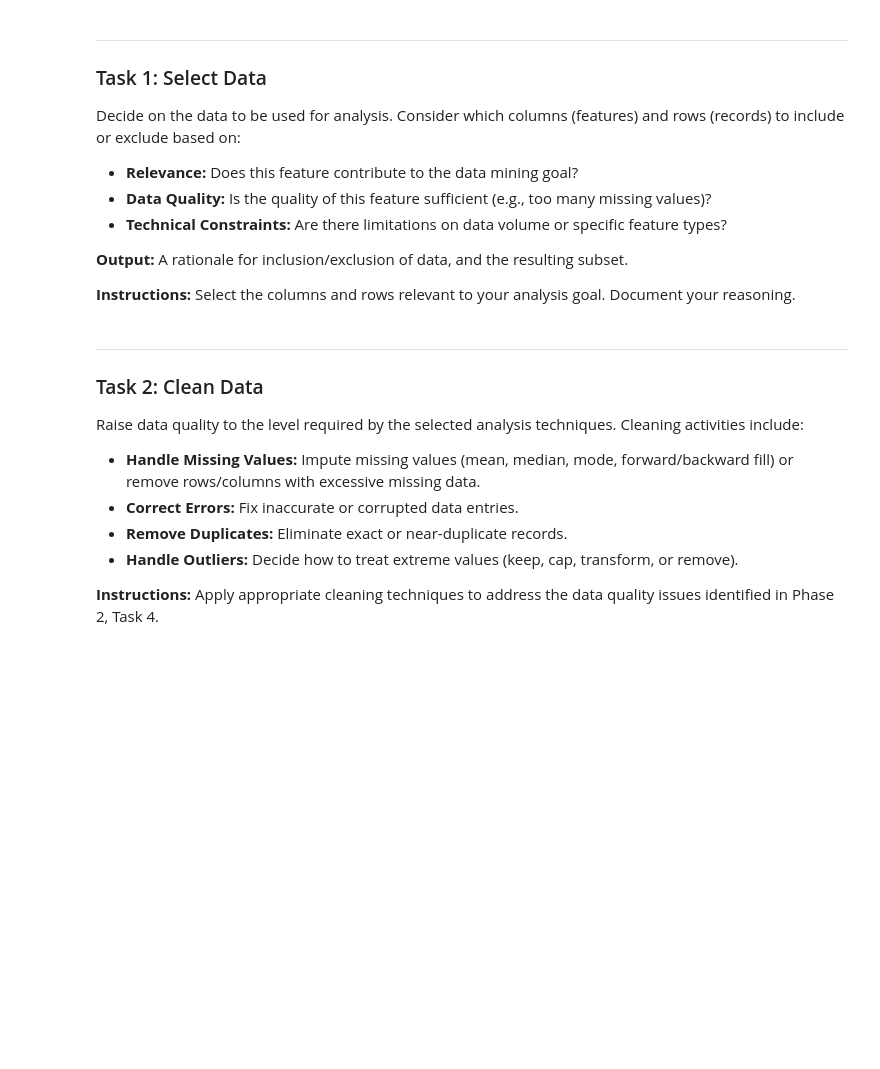
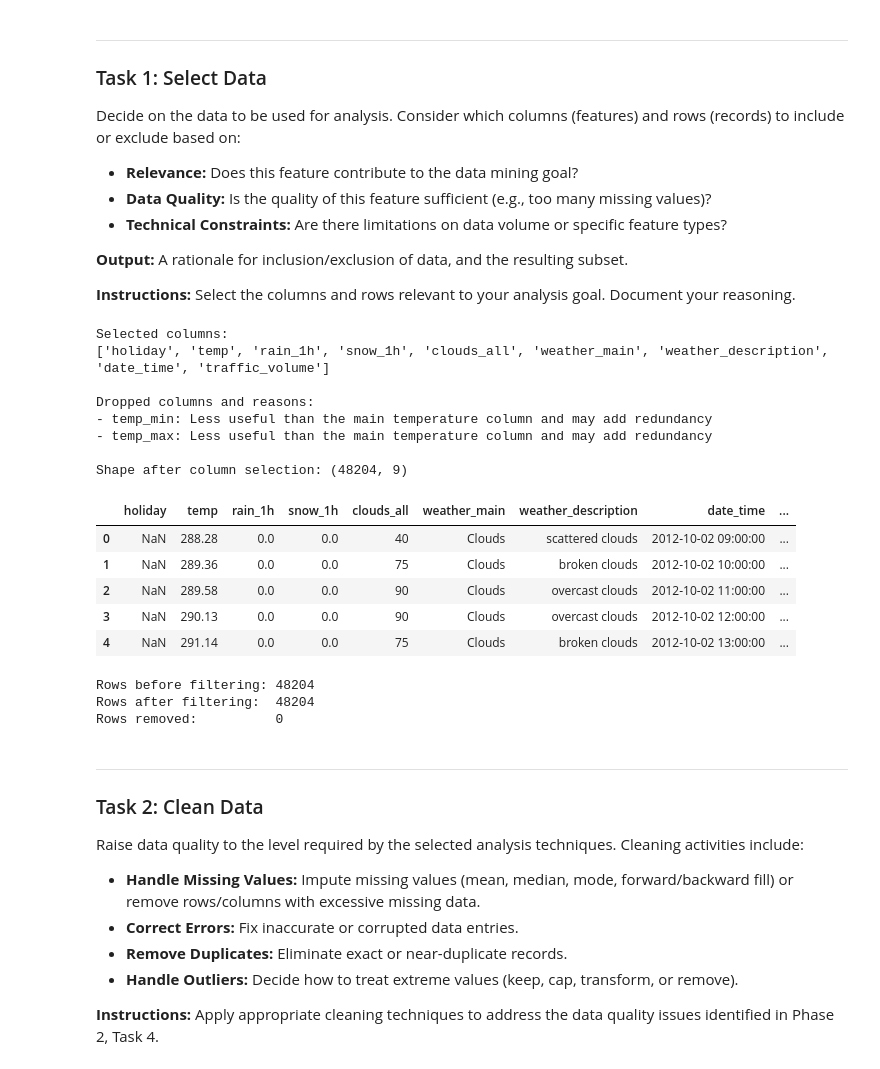
Before and after one commit to zeinaabouelmagdd/traffic-volume-forecasting-project, a Jupyter notebook: notebooks/Phase_3_Data_Preparation.ipynb, the cells around one changed output. Cells and saved outputs as stored; diff of their text form; code cells hidden in the pictures; blank space fills up the shorter version.

```diff
--- a/notebooks/Phase_3_Data_Preparation.ipynb
+++ b/notebooks/Phase_3_Data_Preparation.ipynb
@@ -53,9 +54,79 @@ Decide on the data to be used for analysis. Consider which columns (features) an
+# %%
+# TODO: Select the relevant columns and rows for your analysis.
+# Document your rationale for including or excluding specific features.
+
+
+# Task 1: Select the relevant columns for traffic volume forecasting
+
+# Keep only columns useful for predicting traffic volume
+columns_to_keep = [
+    'holiday',
+    'temp',
+    'rain_1h',
+    'snow_1h',
+    'clouds_all',
+    'weather_main',
+    'weather_description',
+    'date_time',
+    'traffic_volume'
+]
+
+# Drop less useful or redundant columns
+columns_to_drop = [
+    'temp_min',
+    'temp_max'
+]
+
+drop_reason = {
+    'temp_min': 'Less useful than the main temperature column and may add redundancy',
+    'temp_max': 'Less useful than the main temperature column and may add redundancy'
+}
+
+df_selected = df[columns_to_keep].copy()
+
+print("Selected columns:")
+print(df_selected.columns.tolist())
+
+print("\nDropped columns and reasons:")
+for col, reason in drop_reason.items():
+    print(f"- {col}: {reason}")
+
+print(f"\nShape after column selection: {df_selected.shape}")
+display(df_selected.head())
+# %% [output]
+Selected columns:
+['holiday', 'temp', 'rain_1h', 'snow_1h', 'clouds_all', 'weather_main', 'weather_description', 'date_time', 'traffic_volume']
+
+Dropped columns and reasons:
+- temp_min: Less useful than the main temperature column and may add redundancy
+- temp_max: Less useful than the main temperature column and may add redundancy
+
+Shape after column selection: (48204, 9)
+|  | holiday | temp | rain_1h | snow_1h | clouds_all | weather_main | weather_description | date_time | ... |
+| 0 | NaN | 288.28 | 0.0 | 0.0 | 40 | Clouds | scattered clouds | 2012-10-02 09:00:00 | ... |
+| 1 | NaN | 289.36 | 0.0 | 0.0 | 75 | Clouds | broken clouds | 2012-10-02 10:00:00 | ... |
+| 2 | NaN | 289.58 | 0.0 | 0.0 | 90 | Clouds | overcast clouds | 2012-10-02 11:00:00 | ... |
+| 3 | NaN | 290.13 | 0.0 | 0.0 | 90 | Clouds | overcast clouds | 2012-10-02 12:00:00 | ... |
+| 4 | NaN | 291.14 | 0.0 | 0.0 | 75 | Clouds | broken clouds | 2012-10-02 13:00:00 | ... |
 # %%
 # Optional: Filter rows based on specific criteria
 # Example: Remove rows where a critical field is missing or filter by a condition
 
-# df_selected = df_selected[df_selected['some_column'].notna()]
-# print(f"Shape after row selection: {df_selected.shape}")
+
+before_rows = len(df_selected)
+
+# Remove rows where the target or datetime is missing
+df_selected = df_selected.dropna(subset=['date_time', 'traffic_volume'])
+
+after_rows = len(df_selected)
+
+print(f"Rows before filtering: {before_rows}")
+print(f"Rows after filtering:  {after_rows}")
+print(f"Rows removed:          {before_rows - after_rows}")
+# %% [output]
+Rows before filtering: 48204
+Rows after filtering:  48204
+Rows removed:          0
 # %% [markdown]
 ---
 ### Task 2: Clean Data
```
Also changed, not shown: parts of 16 cells of this notebook, 1 other file.
